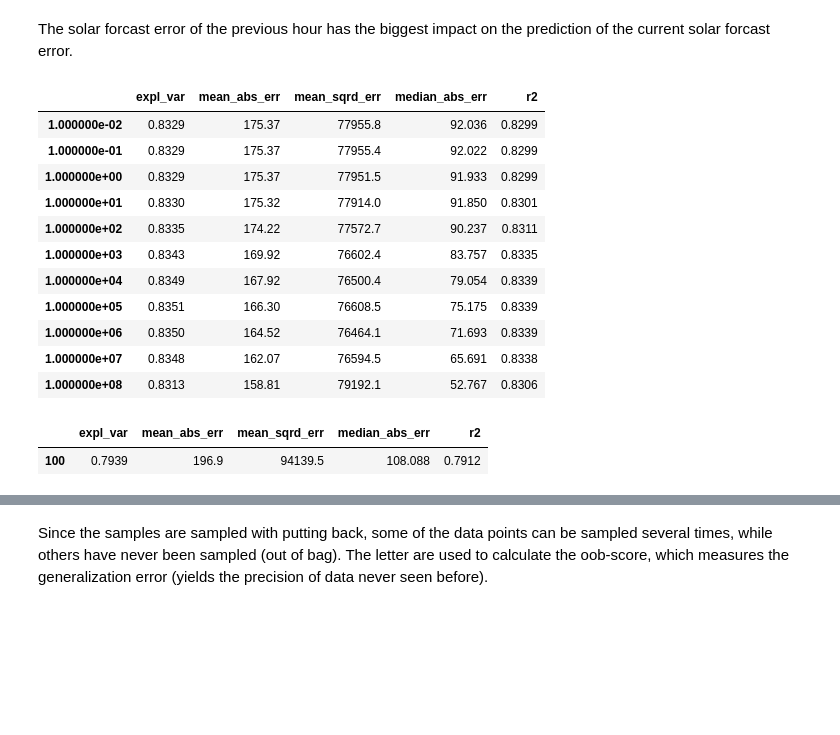
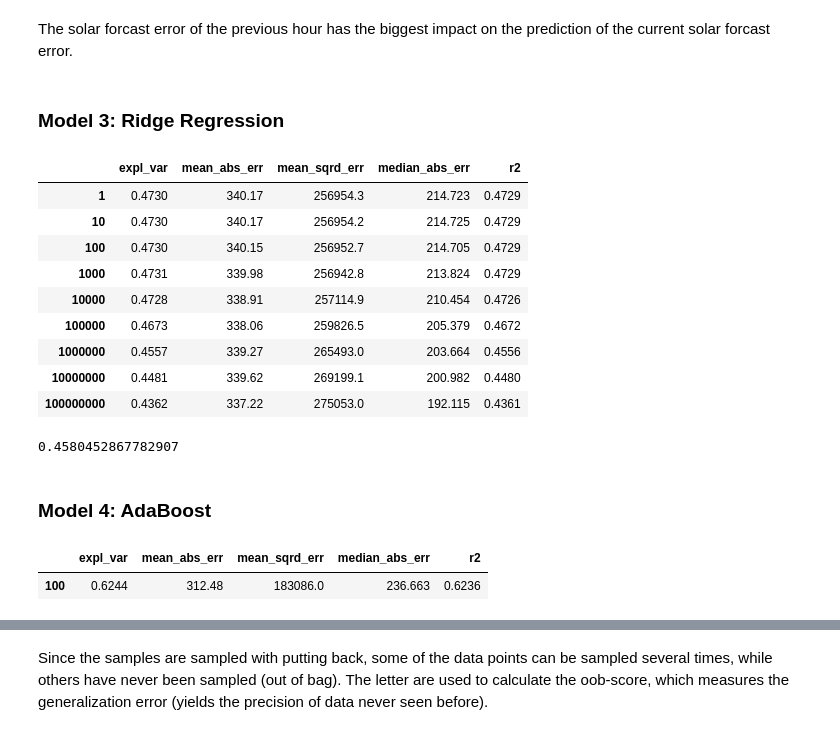
Before and after one commit to mauricepohl/pandas, a Jupyter notebook: 03_modeling/Estimating_forecast_error_Jan.ipynb, the cells around one changed output, grey strips where cells are left out. Drawn from its saved outputs; the diff is of its cells as text; code cells hidden in the pictures; blank space fills up the shorter version.

```diff
--- a/03_modeling/Estimating_forecast_error_Jan.ipynb
+++ b/03_modeling/Estimating_forecast_error_Jan.ipynb
@@ -42,10 +45,10 @@ for i in range (24):
     df.loc[df.index.hour == i,"hourly_moving_avg_7"] = df.loc[df.index.hour == i,"solar_generation_actual"].rolling(7,  min_periods=1).mean()
 
 # Add columns with forecast errors shiftet by one hour
-df["solar_forecast_error_shifted"] = df.solar_forecast_error.shift(1)
-df.loc["2016-01-01 00:00:00","solar_forecast_error_shifted"] = 0 # to avoid NaN value
-df["wind_forecast_error_shifted"] = df.wind_forecast_error.shift(1)
-df.loc["2016-01-01 00:00:00","wind_forecast_error_shifted"] = 0 # to avoid NaN value
-df["price_difference_shifted"] = df.price_diff.shift(1)
-df.loc["2016-01-01 00:00:00","price_difference_shifted"] = 0 # to avoid NaN value
+df["solar_forecast_error_shifted"] = df.solar_forecast_error.shift(24)
+df.loc["2016-01-01 00:00:00":"2016-01-01 23:00:00","solar_forecast_error_shifted"] = 0 # to avoid NaN value
+df["wind_forecast_error_shifted"] = df.wind_forecast_error.shift(24)
+df.loc["2016-01-01 00:00:00":"2016-01-01 23:00:00","wind_forecast_error_shifted"] = 0 # to avoid NaN value
+df["price_difference_shifted"] = df.price_diff.shift(24)
+df.loc["2016-01-01 00:00:00":"2016-01-01 23:00:00","price_difference_shifted"] = 0 # to avoid NaN value
 # %%
@@ -172,0 +189,2 @@ def print_scores(scores_list, param_range):
+# %%
+X_train, X_test, y_train, y_test = train_test_split(X, y, random_state=42)
@@ -192,0 +211,7 @@ print_scores(scores_list, param_range)
+# %%
+# Final Evaluation
+
+DTR = DecisionTreeRegressor(max_depth=6)
+DTR.fit(X_train, y_train)
+y_pred = DTR.predict(X_test)
+r2_score(y_test, y_pred)
@@ -212,0 +249,7 @@ print_scores(scores_list, param_range)
+# %%
+# Final Evaluation
+
+RFR = RandomForestRegressor(max_depth=16)
+RFR.fit(X_train, y_train)
+y_pred = RFR.predict(X_test)
+r2_score(y_test, y_pred)
@@ -236,31 +281,38 @@ features[0:8]
 # %% [markdown]
 The solar forcast error of the previous hour has the biggest impact on the prediction of the current solar forcast error.
+# %% [markdown]
+### Model 3: Ridge Regression
 # %%
-# Test Ridge Regression
-
 scores_list = []
-param_range = (0.01, 0.1, 1, 10, 100, 1000, 10000, 100000, 1000000, 10000000, 100000000)
+param_range = (1, 10, 100, 1000, 10000, 100000, 1000000, 10000000, 100000000)
 
 for alpha in param_range:
     RR = Ridge(alpha=alpha)
-    scores_list.append(cross_validate(RR, X, y, cv=tscv, scoring=scoring, return_train_score=False, n_jobs=-1))
+    scores_list.append(cross_validate(RR, X_train, y_train, cv=5, scoring=scoring, return_train_score=False, n_jobs=-1))
 print_scores(scores_list, param_range)
 # %% [output]
 |  | expl_var | mean_abs_err | mean_sqrd_err | median_abs_err | r2 |
-| 1.000000e-02 | 0.8329 | 175.37 | 77955.8 | 92.036 | 0.8299 |
-| 1.000000e-01 | 0.8329 | 175.37 | 77955.4 | 92.022 | 0.8299 |
-| 1.000000e+00 | 0.8329 | 175.37 | 77951.5 | 91.933 | 0.8299 |
-| 1.000000e+01 | 0.8330 | 175.32 | 77914.0 | 91.850 | 0.8301 |
-| 1.000000e+02 | 0.8335 | 174.22 | 77572.7 | 90.237 | 0.8311 |
-| 1.000000e+03 | 0.8343 | 169.92 | 76602.4 | 83.757 | 0.8335 |
-| 1.000000e+04 | 0.8349 | 167.92 | 76500.4 | 79.054 | 0.8339 |
-| 1.000000e+05 | 0.8351 | 166.30 | 76608.5 | 75.175 | 0.8339 |
-| 1.000000e+06 | 0.8350 | 164.52 | 76464.1 | 71.693 | 0.8339 |
-| 1.000000e+07 | 0.8348 | 162.07 | 76594.5 | 65.691 | 0.8338 |
-| 1.000000e+08 | 0.8313 | 158.81 | 79192.1 | 52.767 | 0.8306 |
+| 1 | 0.4730 | 340.17 | 256954.3 | 214.723 | 0.4729 |
+| 10 | 0.4730 | 340.17 | 256954.2 | 214.725 | 0.4729 |
+| 100 | 0.4730 | 340.15 | 256952.7 | 214.705 | 0.4729 |
+| 1000 | 0.4731 | 339.98 | 256942.8 | 213.824 | 0.4729 |
+| 10000 | 0.4728 | 338.91 | 257114.9 | 210.454 | 0.4726 |
+| 100000 | 0.4673 | 338.06 | 259826.5 | 205.379 | 0.4672 |
+| 1000000 | 0.4557 | 339.27 | 265493.0 | 203.664 | 0.4556 |
+| 10000000 | 0.4481 | 339.62 | 269199.1 | 200.982 | 0.4480 |
+| 100000000 | 0.4362 | 337.22 | 275053.0 | 192.115 | 0.4361 |
+# %%
+# Final Evaluation
+
+RR = Ridge(alpha=100000)
+RR.fit(X_train, y_train)
+y_pred = RR.predict(X_test)
+r2_score(y_test, y_pred)
+# %% [output]
+0.4580452867782907
+# %% [markdown]
+### Model 4: AdaBoost
 # %%
-# AdaBoost
-
 # Boosting: combining several weak learners to form a strong learner.
 # Weak learner: Model doing slightly better than random guessing (e.g. a decision tree with low depth)
 # Incorrectly predicted data points get more weight in the next step
@@ -269,9 +321,9 @@ print_scores(scores_list, param_range)
 scores_list = []
 param_range = [100]
 
-ABR = AdaBoostRegressor(n_estimators=100) # Default is with DecisionTreeRegressor(max_depth=3)
-scores_list.append(cross_validate(ABR, X, y, cv=tscv, scoring=scoring, return_train_score=False, n_jobs=-1))
+ABR = AdaBoostRegressor(base_estimator=RandomForestRegressor(max_depth=5), n_estimators=50) # Default is with DecisionTreeRegressor(max_depth=3)
+scores_list.append(cross_validate(ABR, X_train, y_train, cv=5, scoring=scoring, return_train_score=False, n_jobs=-1))
 print_scores(scores_list, param_range)
 # %% [output]
 |  | expl_var | mean_abs_err | mean_sqrd_err | median_abs_err | r2 |
-| 100 | 0.7939 | 196.9 | 94139.5 | 108.088 | 0.7912 |
+| 100 | 0.6244 | 312.48 | 183086.0 | 236.663 | 0.6236 |
```
Also changed, not shown: parts of 36 cells of this notebook.
